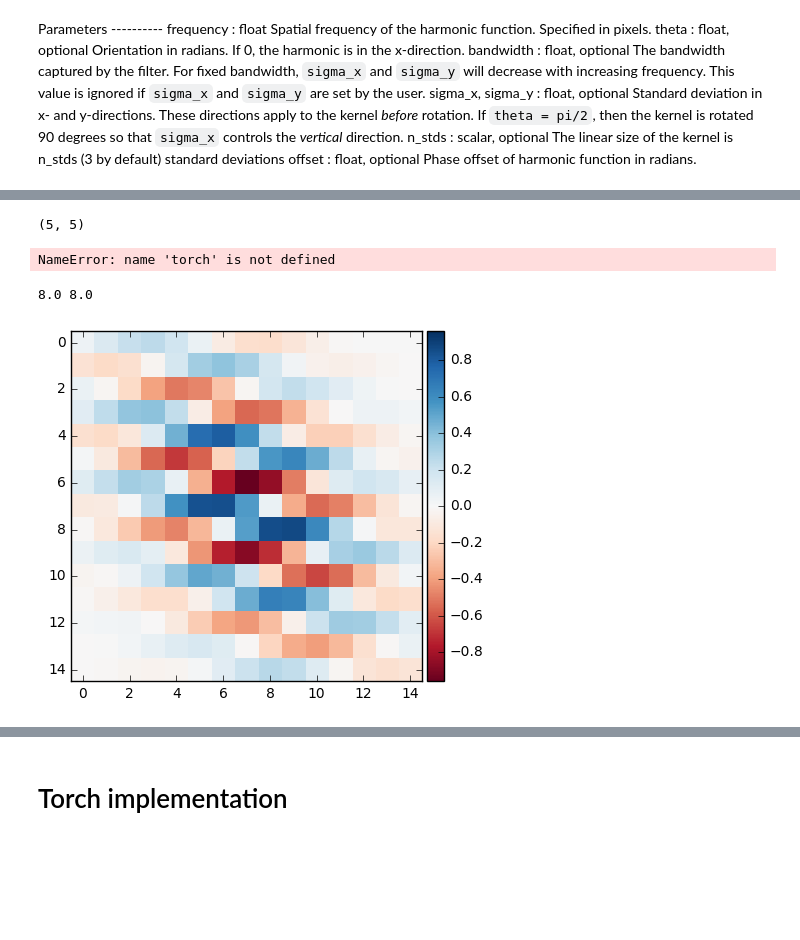
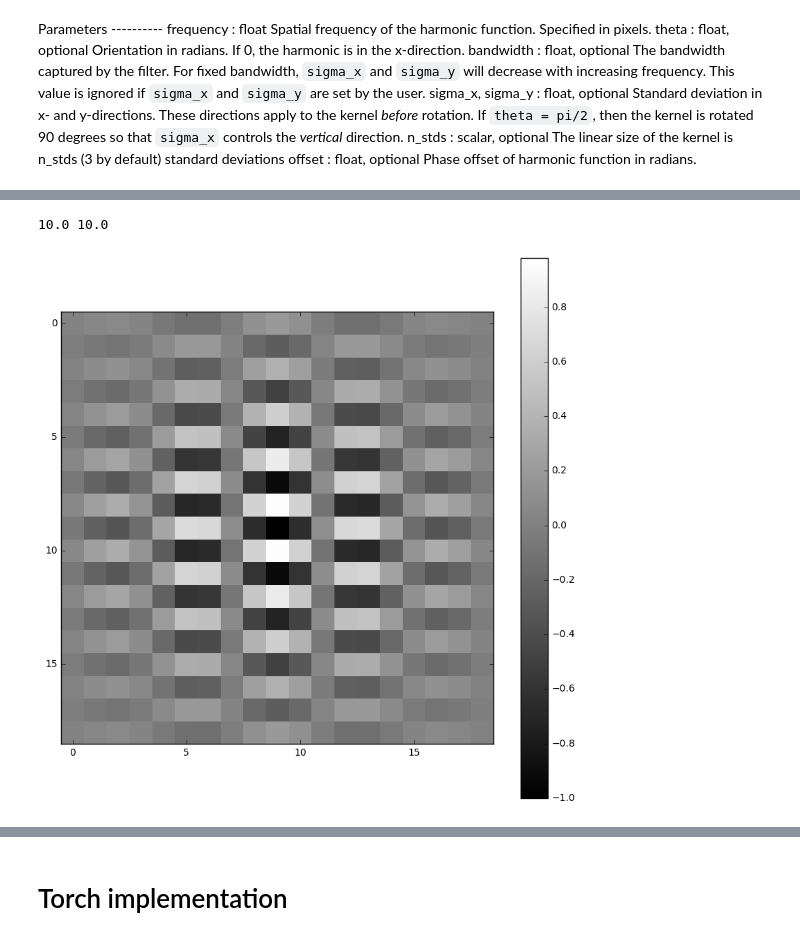
Before and after one commit to iKintosh/GaborNet, a Jupyter notebook: GaborFilter and GaborNet implementation .ipynb, the cells around one changed output, grey strips where cells are left out. Cells and saved outputs as stored; diff of their text form; code cells hidden in the pictures; blank space fills up the shorter version.

Commit message:
Curved Gabor filter implemented and tested

```diff
--- a/GaborFilter and GaborNet implementation .ipynb
+++ b/GaborFilter and GaborNet implementation .ipynb
@@ -70,7 +70,7 @@ def myGaborKernel(size = 9, frequency = 1, theta=0, sigma_x=5, sigma_y=5, psi=0)
     x0 = np.ceil(max(size/2, 1))
     y0 = np.ceil(max(size/2, 1))
     print(x0,y0)
-    y, x = np.mgrid[-y0+1:y0, -x0+1:x0]
+    y, x = np.mgrid[-y0+1:y0, -x0+1:x0]/size
 
     rotx = x * np.cos(theta) + y * np.sin(theta)
     roty = -x * np.sin(theta) + y * np.cos(theta)
@@ -95,16 +113,9 @@ def myGaborKernel(size = 9, frequency = 1, theta=0, sigma_x=5, sigma_y=5, psi=0)
-# %%
-gk.shape
-# %% [output]
-(5, 5)
-# %%
-torch.cos(torch.Tensor([1.05]))
-# %% [output]
-NameError: name 'torch' is not defined
 # %%
-gkm = myGaborKernel(frequency=2, sigma_x = 5, sigma_y = 3, theta=1, size = 15, psi=1)
-plt.figure()        # doctest: +SKIP
-io.imshow(gkm.real)  # doctest: +SKIP
-io.show()
+gkm = myGaborKernel(frequency=1, sigma_x = 5, sigma_y = 5, theta=np.pi/6, size = 20, psi=np.pi)
+plt.figure(figsize = (10,10))        # doctest: +SKIP
+plt.imshow(gkm.real, interpolation='none', cmap = 'gray')
+plt.colorbar()# doctest: +SKIP
+plt.show()
 # %% [output]
-8.0 8.0
+10.0 10.0
-[figure, old version]
+[figure, new version]
```
Also changed, not shown: parts of 29 cells of this notebook, 8 other files.
